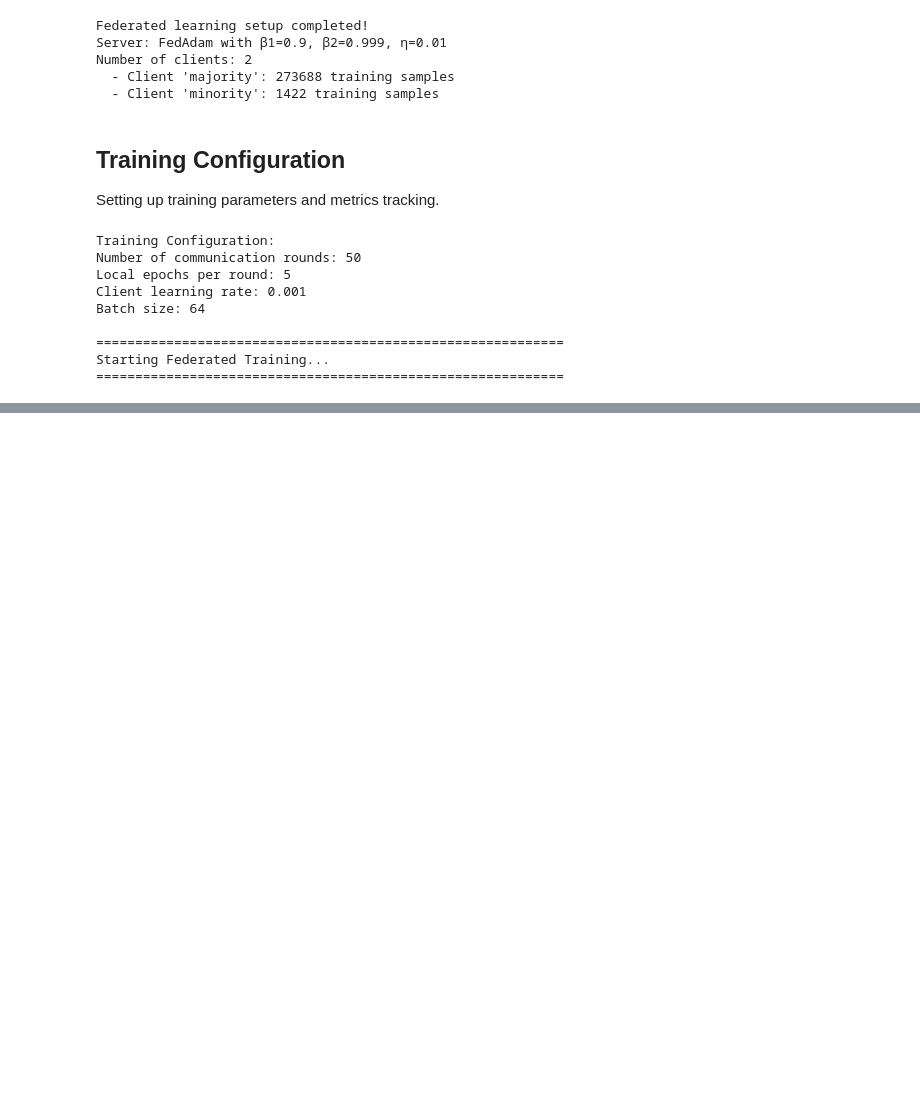
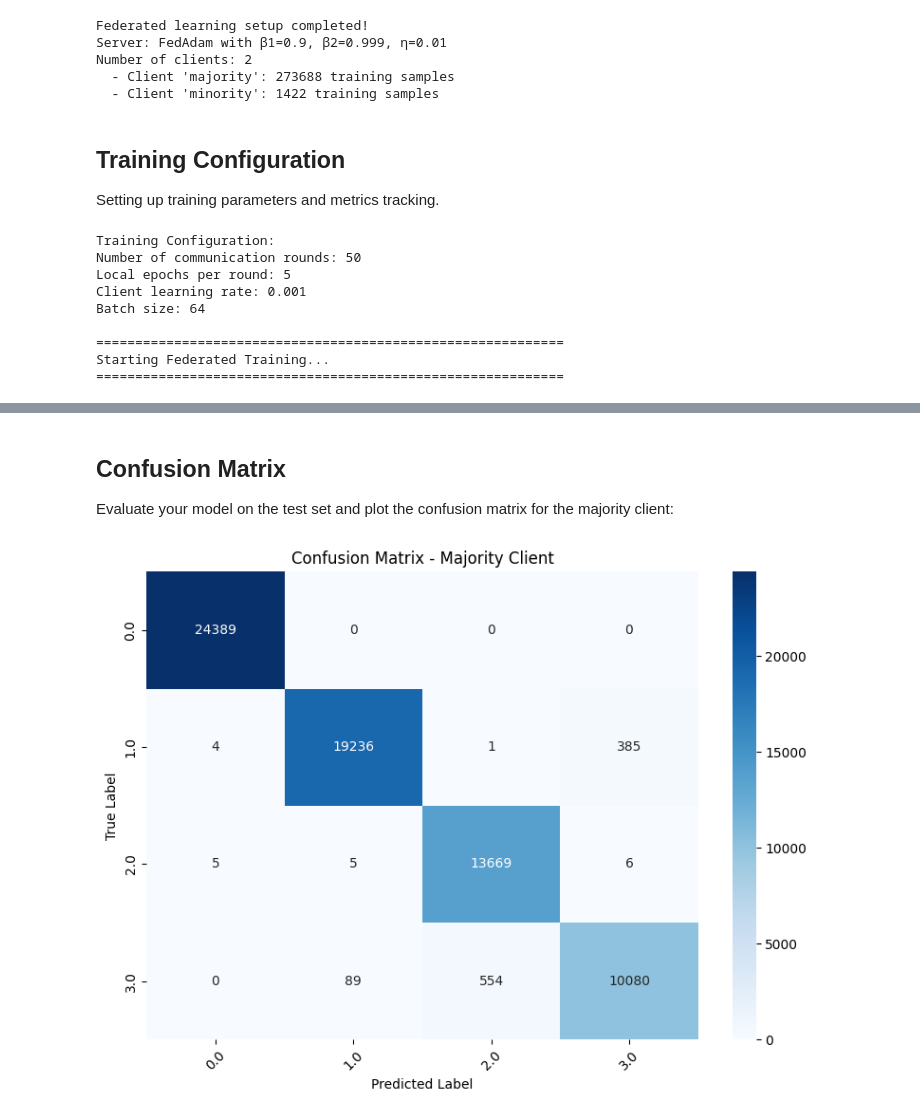
Before and after one commit to Govindds1/RTIDS-FedAdam, a Jupyter notebook: main_federated.ipynb, the cells around one changed output, grey strips where cells are left out. Cells and saved outputs as stored; diff of their text form; code cells hidden in the pictures; blank space fills up the shorter version.

```diff
--- a/main_federated.ipynb
+++ b/main_federated.ipynb
@@ -299,0 +335,38 @@ print(f"🎯 Final Global Test Accuracy: {test_accuracies[-1]:.4f}")
+# %% [markdown]
+## Confusion Matrix
+
+Evaluate your model on the test set and plot the confusion matrix for the majority client:
+# %%
+from sklearn.metrics import confusion_matrix, ConfusionMatrixDisplay
+
+# Ensure client_majority is defined
+if 'client_majority' not in globals():
+    print("client_majority is not defined. Please run the cell that initializes the clients (cell 8) before running this cell.")
+else:
+    # Get predictions and true labels for the majority client
+    client_majority.set_parameters(server.get_parameters())
+    client_majority.model.eval()
+    all_preds = []
+    all_targets = []
+    with torch.no_grad():
+        for data, target in client_majority.test_loader:
+            data, target = data.to(device), target.to(device)
+            output = client_majority.model(data)
+            pred = output.argmax(dim=1)
+            all_preds.extend(pred.cpu().numpy())
+            all_targets.extend(target.cpu().numpy())
+
+    label_names = le_maj.classes_
+
+    # Confusion Matrix
+    cm = confusion_matrix(all_targets, all_preds)
+    plt.figure(figsize=(8, 6))
+    sns.heatmap(cm, annot=True, fmt='d', cmap='Blues', xticklabels=label_names, yticklabels=label_names)
+    plt.title('Confusion Matrix - Majority Client')
+    plt.ylabel('True Label')
+    plt.xlabel('Predicted Label')
+    plt.xticks(rotation=45)
+    plt.tight_layout()
+    plt.show()
+# %% [output]
+[figure, added]
```
Also changed, not shown: parts of 7 cells of this notebook.
